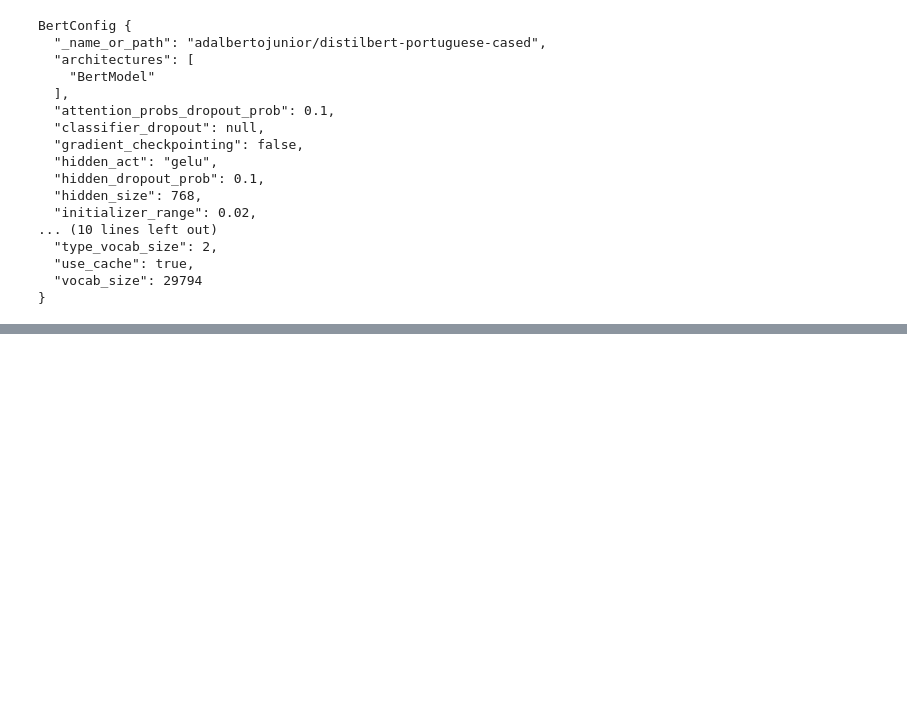
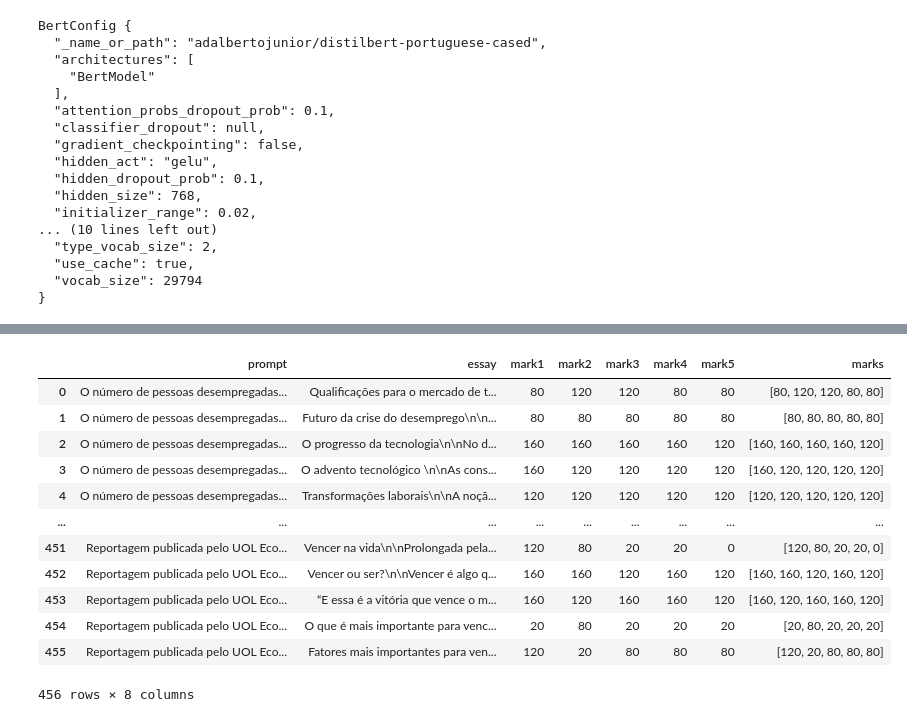
Before and after one commit to LaurenRolan/AESforENEM, a Jupyter notebook: 3. Training.ipynb, the cells around one changed output, grey strips where cells are left out. Cells and saved outputs as stored; diff of their text form; code cells hidden in the pictures; blank space fills up the shorter version.

```diff
--- a/3. Training.ipynb
+++ b/3. Training.ipynb
@@ -319,0 +288,19 @@ OutOfMemoryError: CUDA out of memory. Tried to allocate 20.00 MiB (GPU 0; 4.00 G
+# %%
+def to_list(values):
+    print(values.tolist())
+df['marks'] = df[df.columns[2:7]].values.astype(int).tolist()
+df
+# %% [output]
+|  | prompt | essay | mark1 | mark2 | mark3 | mark4 | mark5 | marks |
+| 0 | O número de pessoas desempregadas... | Qualificações para o mercado de t... | 80 | 120 | 120 | 80 | 80 | [80, 120, 120, 80, 80] |
+| 1 | O número de pessoas desempregadas... | Futuro da crise do desemprego\n\n... | 80 | 80 | 80 | 80 | 80 | [80, 80, 80, 80, 80] |
+| 2 | O número de pessoas desempregadas... | O progresso da tecnologia\n\nNo d... | 160 | 160 | 160 | 160 | 120 | [160, 160, 160, 160, 120] |
+| 3 | O número de pessoas desempregadas... | O advento tecnológico \n\nAs cons... | 160 | 120 | 120 | 120 | 120 | [160, 120, 120, 120, 120] |
+| 4 | O número de pessoas desempregadas... | Transformações laborais\n\nA noçã... | 120 | 120 | 120 | 120 | 120 | [120, 120, 120, 120, 120] |
+| ... | ... | ... | ... | ... | ... | ... | ... | ... |
+| 451 | Reportagem publicada pelo UOL Eco... | Vencer na vida\n\nProlongada pela... | 120 | 80 | 20 | 20 | 0 | [120, 80, 20, 20, 0] |
+| 452 | Reportagem publicada pelo UOL Eco... | Vencer ou ser?\n\nVencer é algo q... | 160 | 160 | 120 | 160 | 120 | [160, 160, 120, 160, 120] |
+| 453 | Reportagem publicada pelo UOL Eco... | “E essa é a vitória que vence o m... | 160 | 120 | 160 | 160 | 120 | [160, 120, 160, 160, 120] |
+| 454 | Reportagem publicada pelo UOL Eco... | O que é mais importante para venc... | 20 | 80 | 20 | 20 | 20 | [20, 80, 20, 20, 20] |
+| 455 | Reportagem publicada pelo UOL Eco... | Fatores mais importantes para ven... | 120 | 20 | 80 | 80 | 80 | [120, 20, 80, 80, 80] |
+456 rows × 8 columns
```
Also changed, not shown: parts of 20 cells of this notebook, 2 other files.
